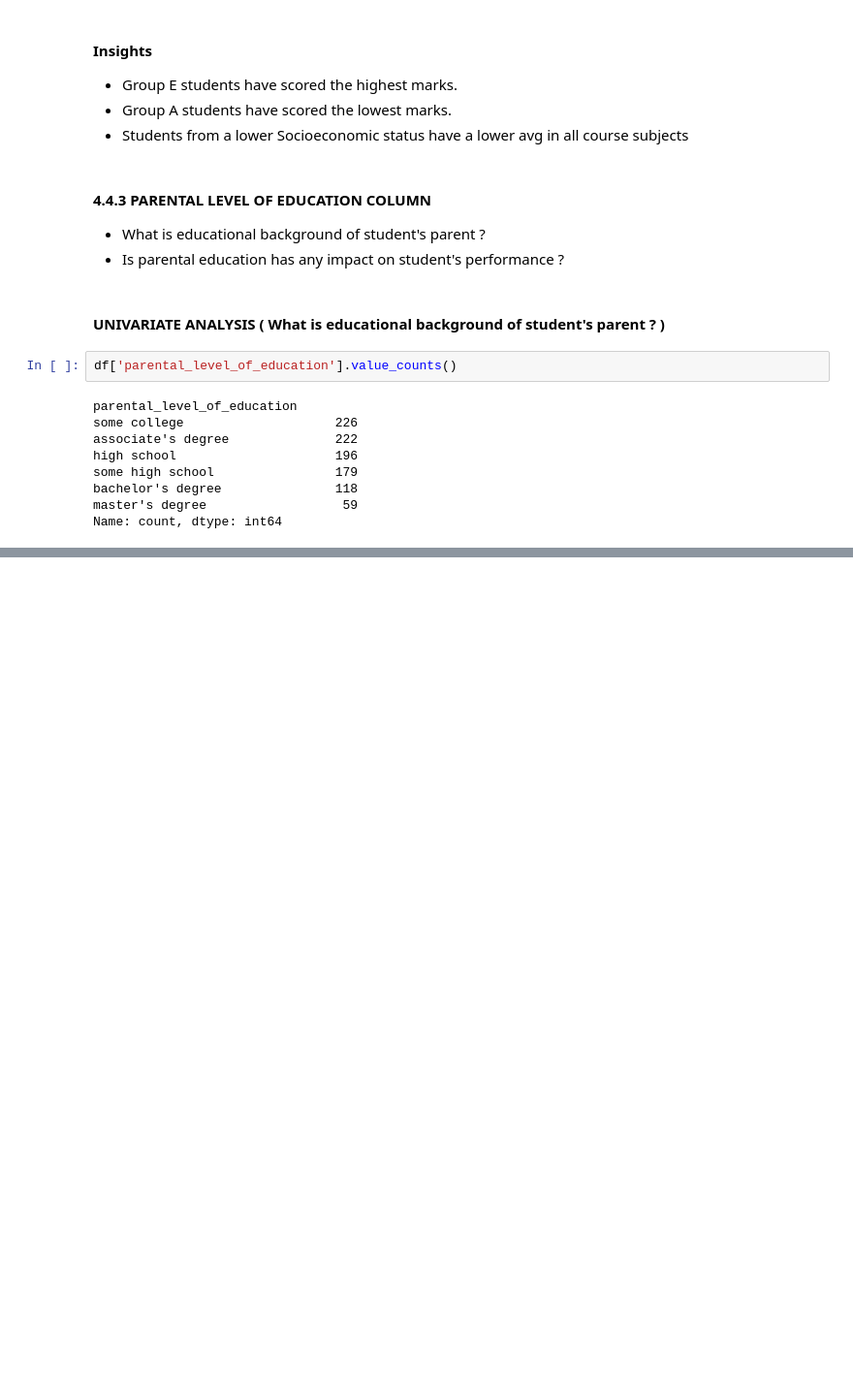
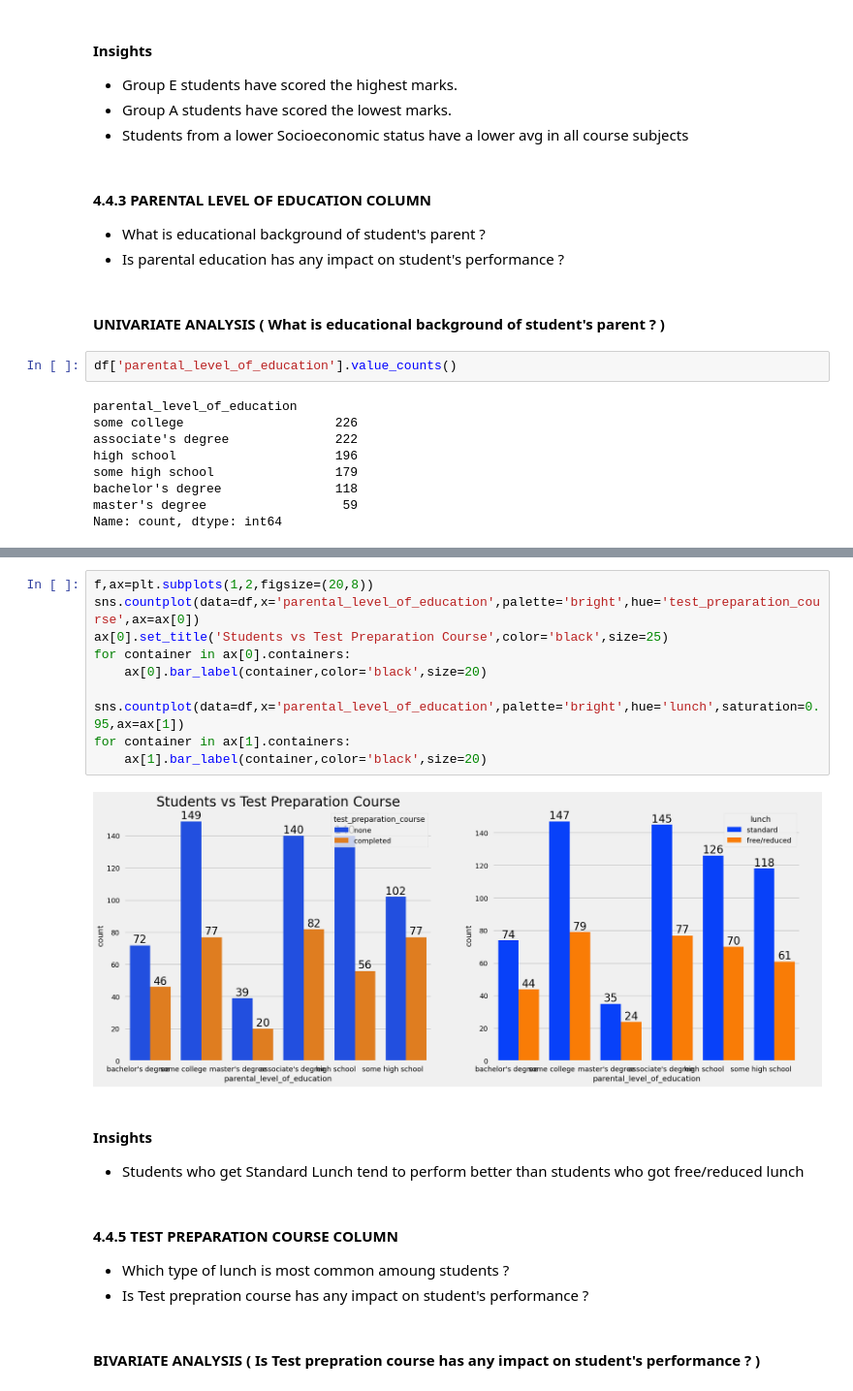
Before and after one commit to 1rishu0/Student-Performance-Indicator, a Jupyter notebook: notebook/1. EDA STUDENT PERFORMANCE.ipynb, the cells around one changed output, grey strips where cells are left out. Shown at 97% size. Saved outputs shown, nothing was run; the diff lists cells and outputs as text; blank space fills up the shorter version.

```diff
--- a/notebook/1. EDA STUDENT PERFORMANCE.ipynb
+++ b/notebook/1. EDA STUDENT PERFORMANCE.ipynb
@@ -691,0 +775,21 @@ Name: count, dtype: int64
+# %%
+f,ax=plt.subplots(1,2,figsize=(20,8))
+sns.countplot(data=df,x='parental_level_of_education',palette='bright',hue='test_preparation_course',ax=ax[0])
+ax[0].set_title('Students vs Test Preparation Course',color='black',size=25)
+for container in ax[0].containers:
+    ax[0].bar_label(container,color='black',size=20)
+
+sns.countplot(data=df,x='parental_level_of_education',palette='bright',hue='lunch',saturation=0.95,ax=ax[1])
+for container in ax[1].containers:
+    ax[1].bar_label(container,color='black',size=20)
+# %% [output]
+[figure, added]
+# %% [markdown]
+#### Insights
+- Students who get Standard Lunch tend to perform better than students who got free/reduced lunch
+# %% [markdown]
+#### 4.4.5 TEST PREPARATION COURSE COLUMN
+- Which type of lunch is most common amoung students ?
+- Is Test prepration course has any impact on student's performance ?
+# %% [markdown]
+#### BIVARIATE ANALYSIS ( Is Test prepration course has any impact on student's performance ? )
```
Also changed, not shown: parts of 24 cells of this notebook, 2 other files.
